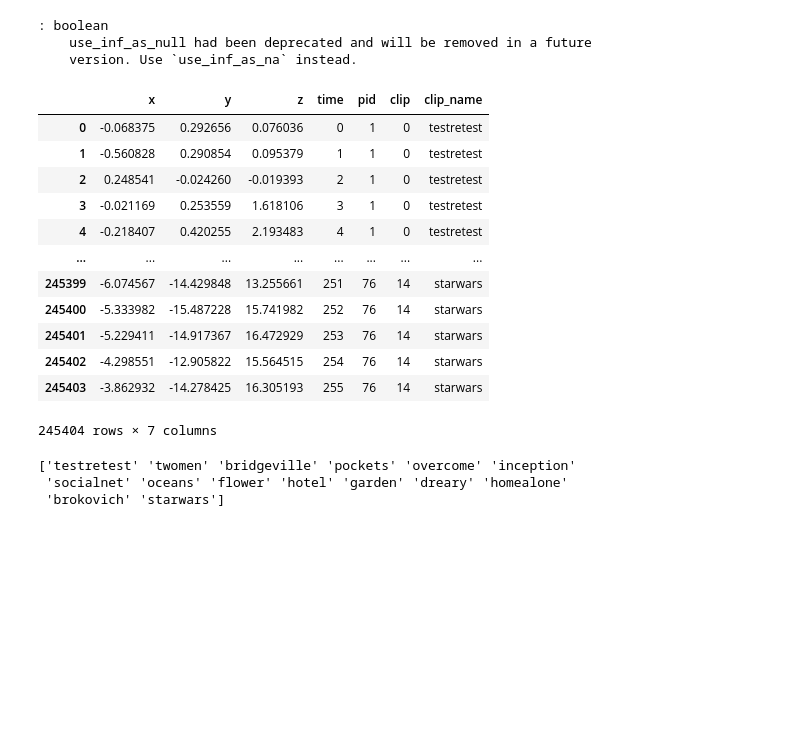
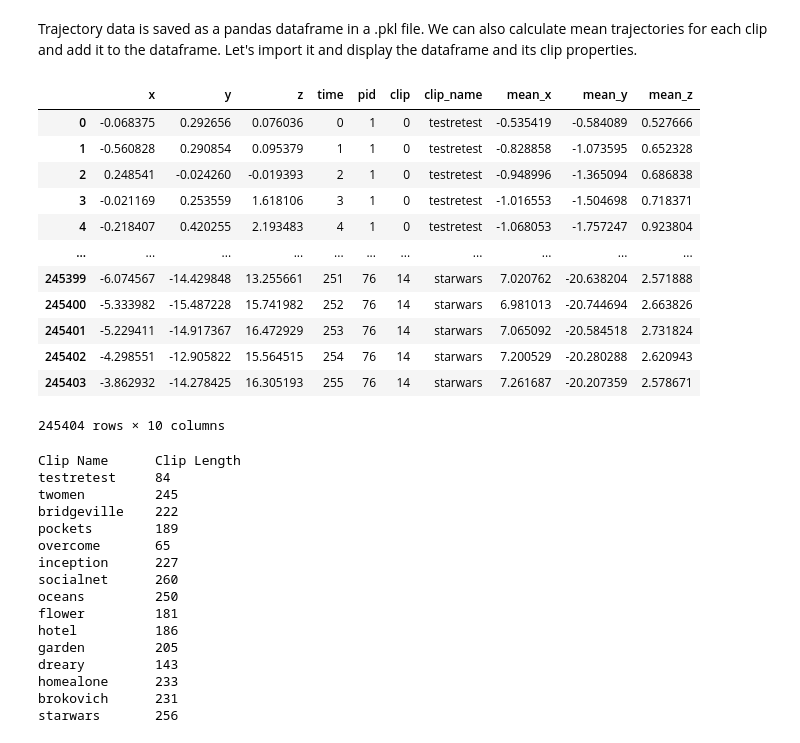
Before and after one commit to jasoneliu/pessoalab, a Jupyter notebook: traj_div/div.ipynb, the cells around one changed output. Saved outputs shown, nothing was run; the diff lists cells and outputs as text; code cells hidden in the pictures; blank space fills up the shorter version.

```diff
--- a/traj_div/div.ipynb
+++ b/traj_div/div.ipynb
@@ -17,33 +18,49 @@ with open('trajectories.pkl', 'rb') as f:
+# %% [markdown]
+Trajectory data is saved as a pandas dataframe in a .pkl file. We can also calculate mean trajectories for each clip and add it to the dataframe. Let's import it and display the dataframe and its clip properties.
 # %%
+with open('trajectories.pkl', 'rb') as f:
+    data = pkl.load(f)
 traj_df = data['traj_df'] # pandas dataframe with 3D coordinates, time, particpant id (pid), clip id (clip) and  clip name as columns
 clip_len = data['clip_len'] # array consisting number of time points indexed by clip_id
+
+# calculate the mean trajectories
+traj_df[['mean_x', 'mean_y', 'mean_z']] = traj_df.drop(columns='pid').groupby(['clip', 'time']).transform('mean')
+
+# display df
+display(traj_df)
+
+# print unique clip names and lengths
+print('Clip Name      Clip Length')
+unique_clip_names = traj_df.clip_name.unique()
+for i in range(len(clip_len)):
+    print(f'{unique_clip_names[i]:15}{clip_len[i]}')
+# %% [output]
+|  | x | y | z | time | pid | clip | clip_name | mean_x | mean_y | mean_z |
+| 0 | -0.068375 | 0.292656 | 0.076036 | 0 | 1 | 0 | testretest | -0.535419 | -0.584089 | 0.527666 |
+| 1 | -0.560828 | 0.290854 | 0.095379 | 1 | 1 | 0 | testretest | -0.828858 | -1.073595 | 0.652328 |
+| 2 | 0.248541 | -0.024260 | -0.019393 | 2 | 1 | 0 | testretest | -0.948996 | -1.365094 | 0.686838 |
+| 3 | -0.021169 | 0.253559 | 1.618106 | 3 | 1 | 0 | testretest | -1.016553 | -1.504698 | 0.718371 |
+| 4 | -0.218407 | 0.420255 | 2.193483 | 4 | 1 | 0 | testretest | -1.068053 | -1.757247 | 0.923804 |
+| ... | ... | ... | ... | ... | ... | ... | ... | ... | ... | ... |
+| 245399 | -6.074567 | -14.429848 | 13.255661 | 251 | 76 | 14 | starwars | 7.020762 | -20.638204 | 2.571888 |
+| 245400 | -5.333982 | -15.487228 | 15.741982 | 252 | 76 | 14 | starwars | 6.981013 | -20.744694 | 2.663826 |
+| 245401 | -5.229411 | -14.917367 | 16.472929 | 253 | 76 | 14 | starwars | 7.065092 | -20.584518 | 2.731824 |
+| 245402 | -4.298551 | -12.905822 | 15.564515 | 254 | 76 | 14 | starwars | 7.200529 | -20.280288 | 2.620943 |
+| 245403 | -3.862932 | -14.278425 | 16.305193 | 255 | 76 | 14 | starwars | 7.261687 | -20.207359 | 2.578671 |
+245404 rows × 10 columns
+Clip Name      Clip Length
+testretest     84
+twomen         245
+bridgeville    222
+pockets        189
+overcome       65
+inception      227
+socialnet      260
+oceans         250
+flower         181
+hotel          186
+garden         205
+dreary         143
+homealone      233
+brokovich      231
+starwars       256
-# %%
-# pd.set_option('display.max_rows', None)
-# pd.set_option('display.max_columns', None)
-# pd.set_option('display.width', None)
-# pd.set_option('display.max_colwidth', -1)
-pd.reset_option('all')
-traj_df
-# %% [output]
-: boolean
-    use_inf_as_null had been deprecated and will be removed in a future
-    version. Use `use_inf_as_na` instead.
-|  | x | y | z | time | pid | clip | clip_name |
-| 0 | -0.068375 | 0.292656 | 0.076036 | 0 | 1 | 0 | testretest |
-| 1 | -0.560828 | 0.290854 | 0.095379 | 1 | 1 | 0 | testretest |
-| 2 | 0.248541 | -0.024260 | -0.019393 | 2 | 1 | 0 | testretest |
-| 3 | -0.021169 | 0.253559 | 1.618106 | 3 | 1 | 0 | testretest |
-| 4 | -0.218407 | 0.420255 | 2.193483 | 4 | 1 | 0 | testretest |
-| ... | ... | ... | ... | ... | ... | ... | ... |
-| 245399 | -6.074567 | -14.429848 | 13.255661 | 251 | 76 | 14 | starwars |
-| 245400 | -5.333982 | -15.487228 | 15.741982 | 252 | 76 | 14 | starwars |
-| 245401 | -5.229411 | -14.917367 | 16.472929 | 253 | 76 | 14 | starwars |
-| 245402 | -4.298551 | -12.905822 | 15.564515 | 254 | 76 | 14 | starwars |
-| 245403 | -3.862932 | -14.278425 | 16.305193 | 255 | 76 | 14 | starwars |
-245404 rows × 7 columns
-# %%
-print(traj_df.clip_name.unique())
-# %% [output]
-['testretest' 'twomen' 'bridgeville' 'pockets' 'overcome' 'inception'
- 'socialnet' 'oceans' 'flower' 'hotel' 'garden' 'dreary' 'homealone'
- 'brokovich' 'starwars']
```
Also changed, not shown: parts of 22 cells of this notebook.
